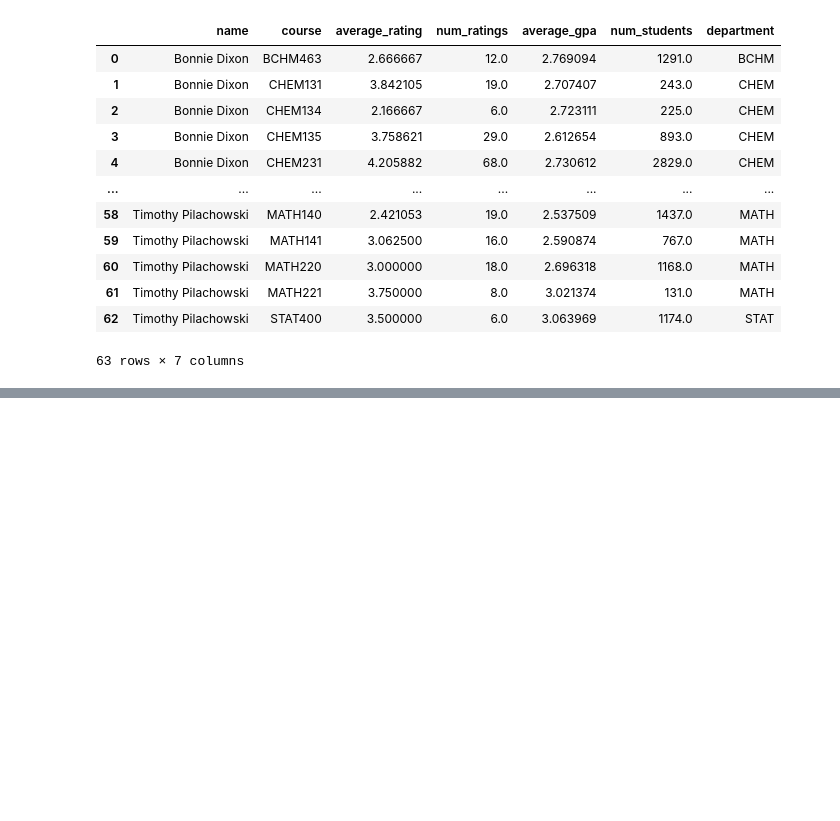
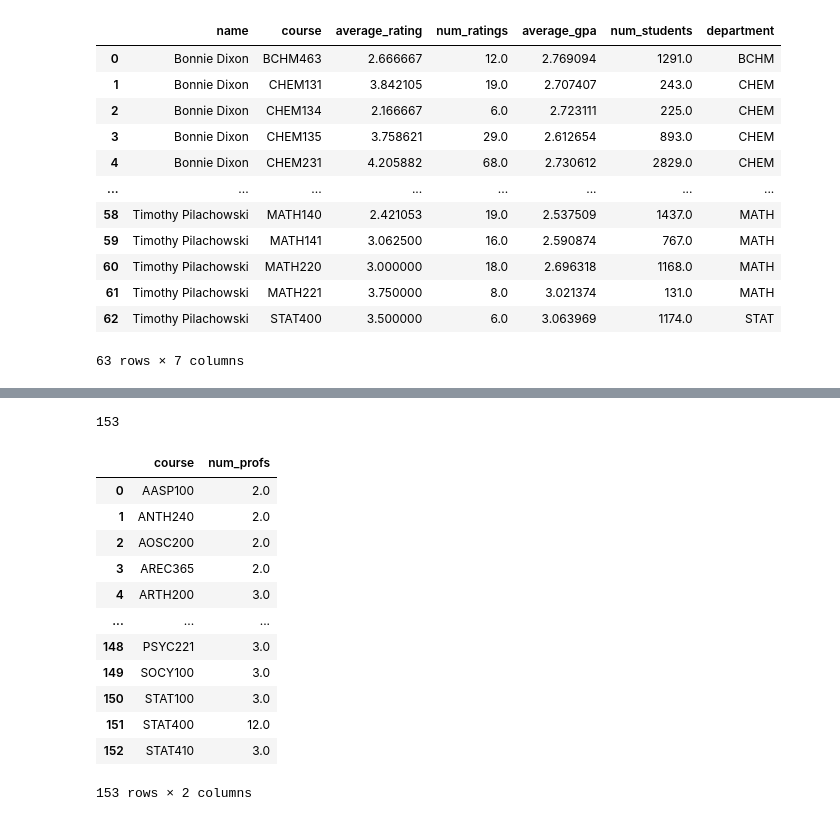
Before and after one commit to aaronl1661/teacherSalaryAnalysis, a Jupyter notebook: grades_reviews/grades_reviews.ipynb, the cells around one changed output, grey strips where cells are left out. Drawn from its saved outputs; the diff is of its cells as text; code cells hidden in the pictures; blank space fills up the shorter version.

Commit message:
gg stats

```diff
--- a/grades_reviews/grades_reviews.ipynb
+++ b/grades_reviews/grades_reviews.ipynb
@@ -642,0 +641,54 @@ ggplot(aes(x="name", y="average_gpa"), data=most_classes_profs_df) + geom_boxplo
+# %%
+multi_course = {}
+curr_course = None
+profs = [[]]
+multi = False
+
+five_or_more_df = five_or_more_df.sort_values(by = "course", ignore_index = True)
+
+
+for index, row in five_or_more_df.iterrows():
+    profs.append([five_or_more_df.at[index, "name"],
+                    five_or_more_df.at[index, "average_rating"],
+                    five_or_more_df.at[index, "num_ratings"],
+                    five_or_more_df.at[index, "average_gpa"],
+                    five_or_more_df.at[index, "num_students"],
+                    five_or_more_df.at[index, "department"]])
+    if five_or_more_df.at[index, "course"] == curr_course:
+        multi = True
+    else:
+        if multi == True:
+            multi_course[curr_course] = profs
+            multi = False
+        profs = []
+        curr_course = five_or_more_df.at[index, "course"]
+
+five_or_more_df = five_or_more_df.sort_values(by = "name", ignore_index = True)
+
+print(len(multi_course.keys()))
+# %% [output]
+153
+# %%
+multi_course_df = pd.DataFrame()
+
+count = 0
+for i in multi_course.keys():
+    multi_course_df.at[count, "course"] = i
+    multi_course_df.at[count, "num_profs"] = len(multi_course.get(i))
+    count = count + 1
+
+multi_course_df
+# %% [output]
+|  | course | num_profs |
+| 0 | AASP100 | 2.0 |
+| 1 | ANTH240 | 2.0 |
+| 2 | AOSC200 | 2.0 |
+| 3 | AREC365 | 2.0 |
+| 4 | ARTH200 | 3.0 |
+| ... | ... | ... |
+| 148 | PSYC221 | 3.0 |
+| 149 | SOCY100 | 3.0 |
+| 150 | STAT100 | 3.0 |
+| 151 | STAT400 | 12.0 |
+| 152 | STAT410 | 3.0 |
+153 rows × 2 columns
```
Also changed, not shown: parts of 14 cells of this notebook.
